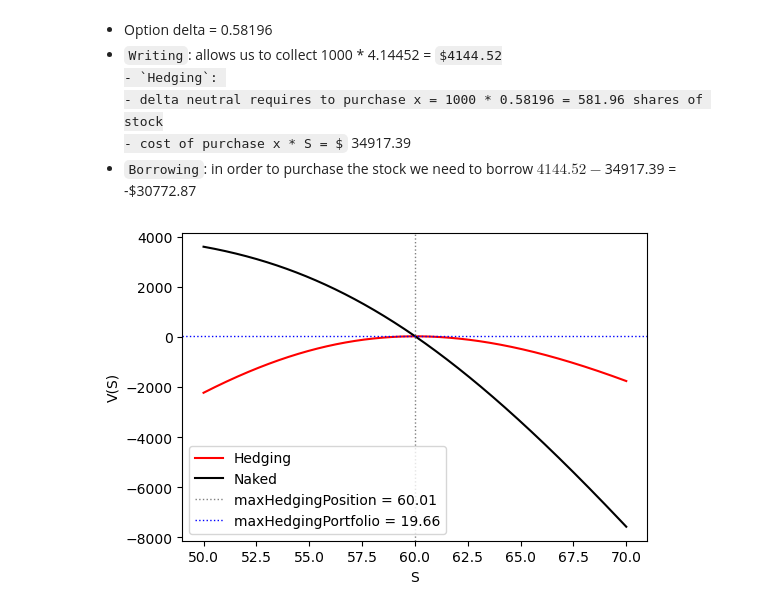
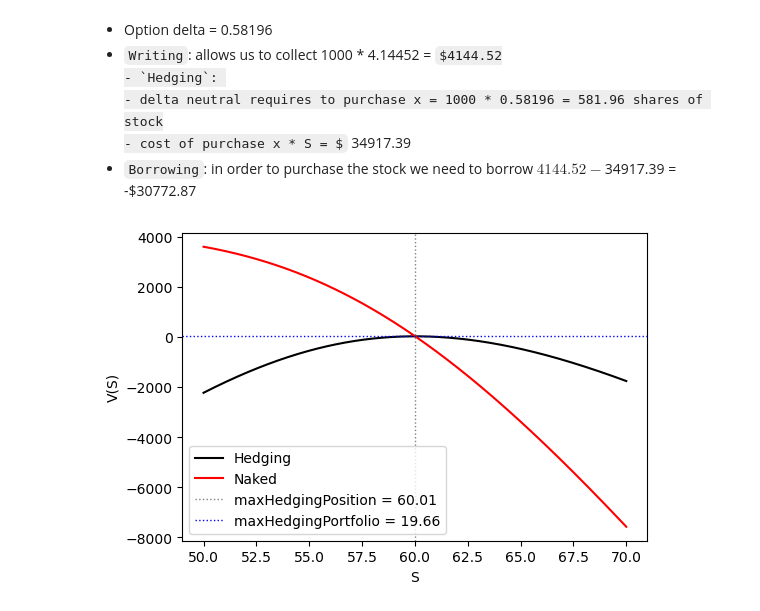
Before and after one commit to giacomoscanavini/quant_finance, a Jupyter notebook: delta_heding_option.ipynb, the cells around one changed output. Cells and saved outputs as stored; diff of their text form; code cells hidden in the pictures; some formulas as TeX source.

```diff
--- a/delta_heding_option.ipynb
+++ b/delta_heding_option.ipynb
@@ -84,15 +72,28 @@ nakedPosition = [portfolio_position(S, K, t, sigma, rf, typeOption, daysPassed,
 # %%
+# Analysis of portfolio after 1 day, 89 days remaining
+daysPassed = 1/365
+
+# Potential stock values
+stockValues = np.linspace(50, 70, 2001)
+
+x, y, z = 581.96, -30772.87, -1000
+hedgingPosition = [portfolio_position(S, K, t, sigma, rf, typeOption, daysPassed, x, y, z) for S in stockValues]
+
+x, y, z = 0, 4144.52, -1000
+nakedPosition = [portfolio_position(S, K, t, sigma, rf, typeOption, daysPassed, x, y, z) for S in stockValues]
+
+
 fig, ax = plt.subplots(1, 1, figsize=(6,4))
-ax.plot(stockValues, hedgingPosition, color='red', label='Hedging')
-ax.plot(stockValues, nakedPosition, color='black', label='Naked')
+ax.plot(stockValues, hedgingPosition, color='black', label='Hedging')
+ax.plot(stockValues, nakedPosition, color='red', label='Naked')
 
 maxHedgingPosition = stockValues[np.argmax(hedgingPosition)]
 maxHedgingPortfolio = np.max(hedgingPosition)
 ax.axvline(maxHedgingPosition, lw=1, ls=':', color='grey', label=f'maxHedgingPosition = {round(maxHedgingPosition, 2)}')
 ax.axhline(maxHedgingPortfolio, lw=1, ls=':', color='blue', label=f'maxHedgingPortfolio = {round(maxHedgingPortfolio, 2)}')
 ax.set_xlabel('S')
 ax.set_ylabel('V(S)')
 ax.legend()
 plt.show()
 # %% [output]
-[figure, old version]
+[figure, new version]
```
Also changed, not shown: parts of 7 cells of this notebook.
